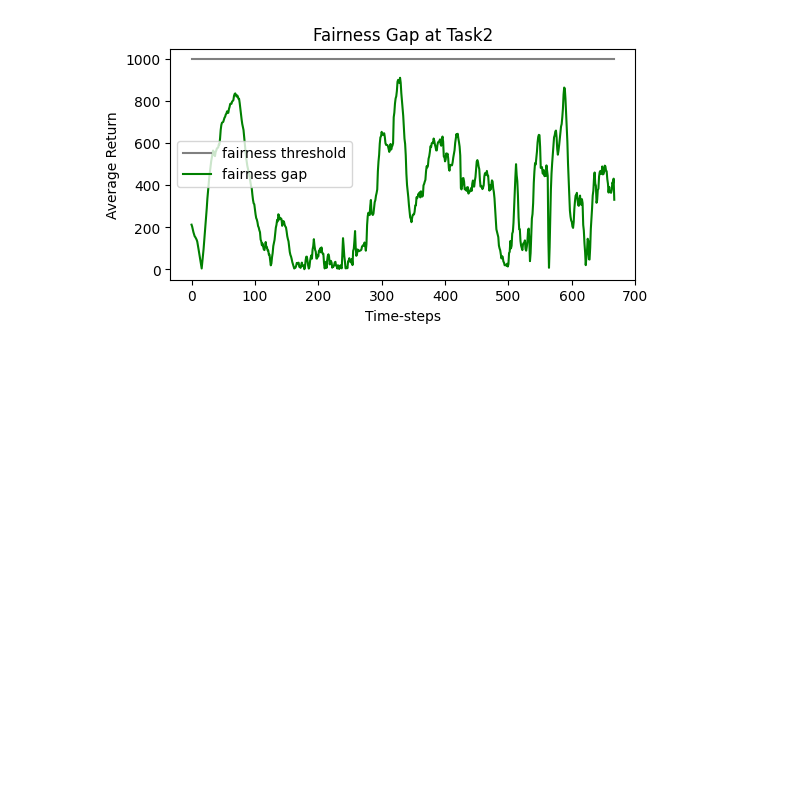
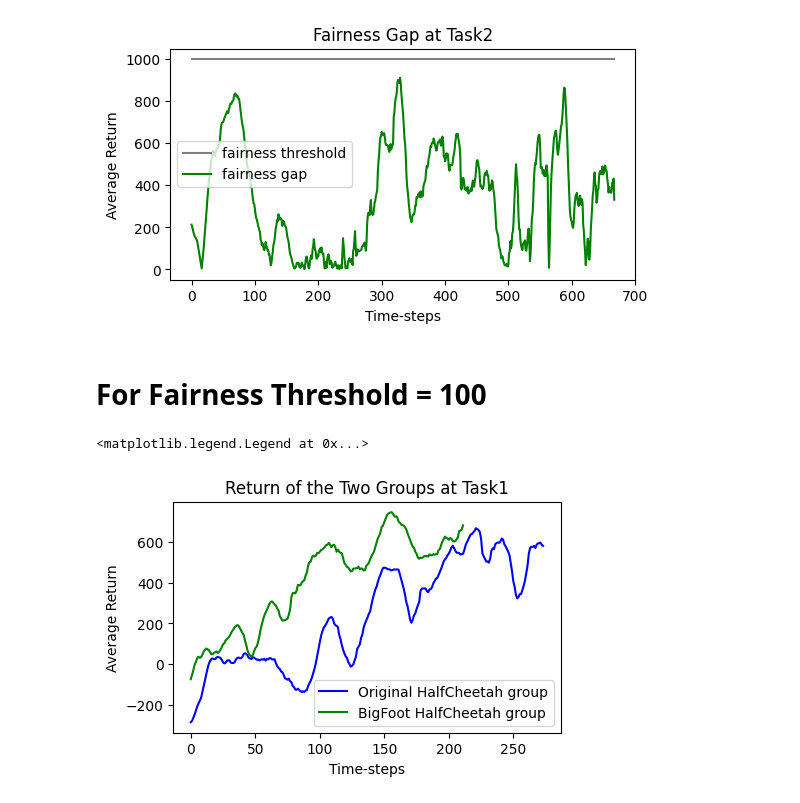
Before and after one commit to KefanSong/Code-for-Master-Thesis, a Jupyter notebook: Plotting Return.ipynb, the cells around one changed output. Cells and saved outputs as stored; diff of their text form; code cells hidden in the pictures; blank space fills up the shorter version.

Commit message:
updated one experiment result for fairness constraint=100

```diff
--- a/Plotting Return.ipynb
+++ b/Plotting Return.ipynb
@@ -109,3 +111,23 @@ plt.legend()
 # %% [output]
 <matplotlib.legend.Legend at 0x...>
 [figure]
+# %% [markdown]
+# For Fairness Threshold = 100
+# %%
+with open('focops_results/focops_group fairness_0_HalfCheetah-v4_log_data_seed_0.pkl', 'rb') as f:
+    group0 = pickle.load(f)
+with open('focops_results/focops_group fairness_1_BigFootHalfCheetah_log_data_seed_0.pkl', 'rb') as f:
+    group1 = pickle.load(f)
+# %%
+plt.figure(figsize=(5, 3))
+
+plt.plot(group0['AvgR'],label='Original HalfCheetah group', color='blue')
+plt.plot(group1['AvgR'],label='BigFoot HalfCheetah group', color='green')
+
+plt.title("Return of the Two Groups at Task1")
+plt.xlabel('Time-steps')
+plt.ylabel('Average Return')
+plt.legend()
+# %% [output]
+<matplotlib.legend.Legend at 0x...>
+[figure, added]
```
Also changed, not shown: parts of 7 cells of this notebook.
